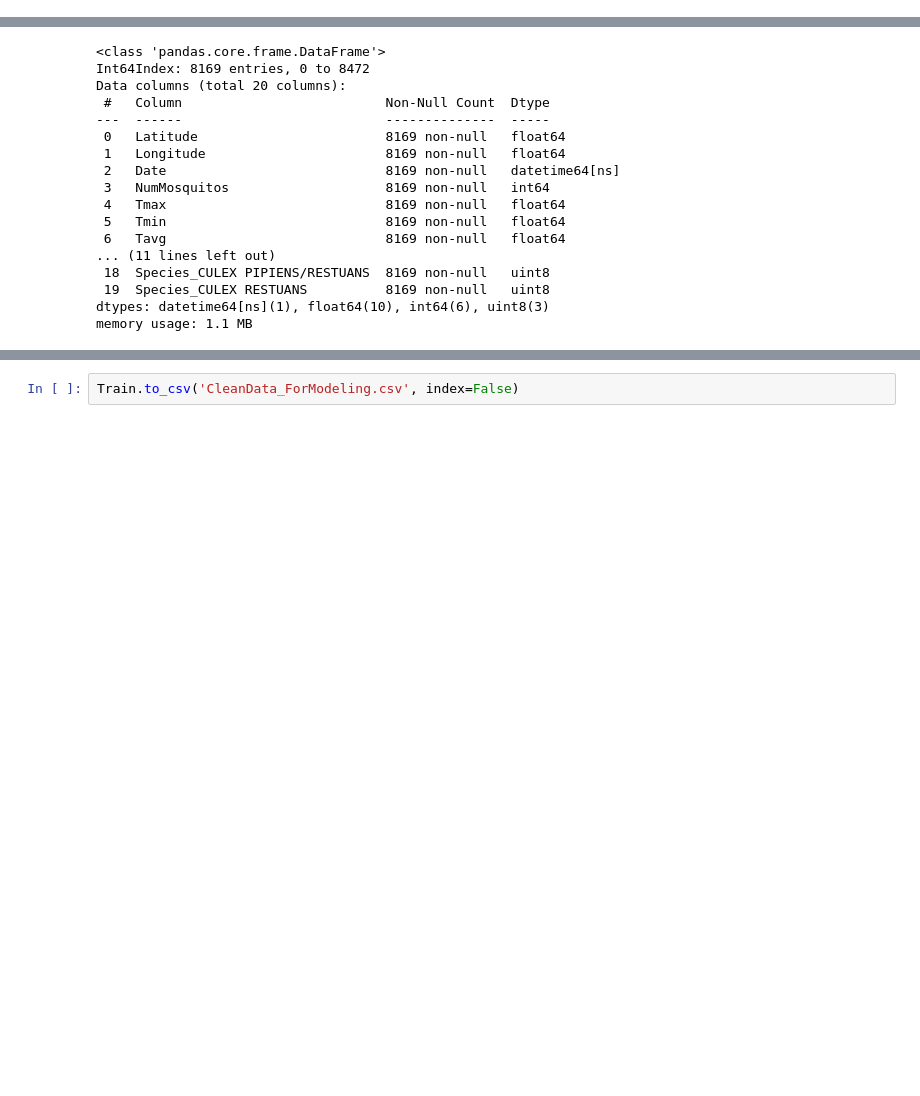
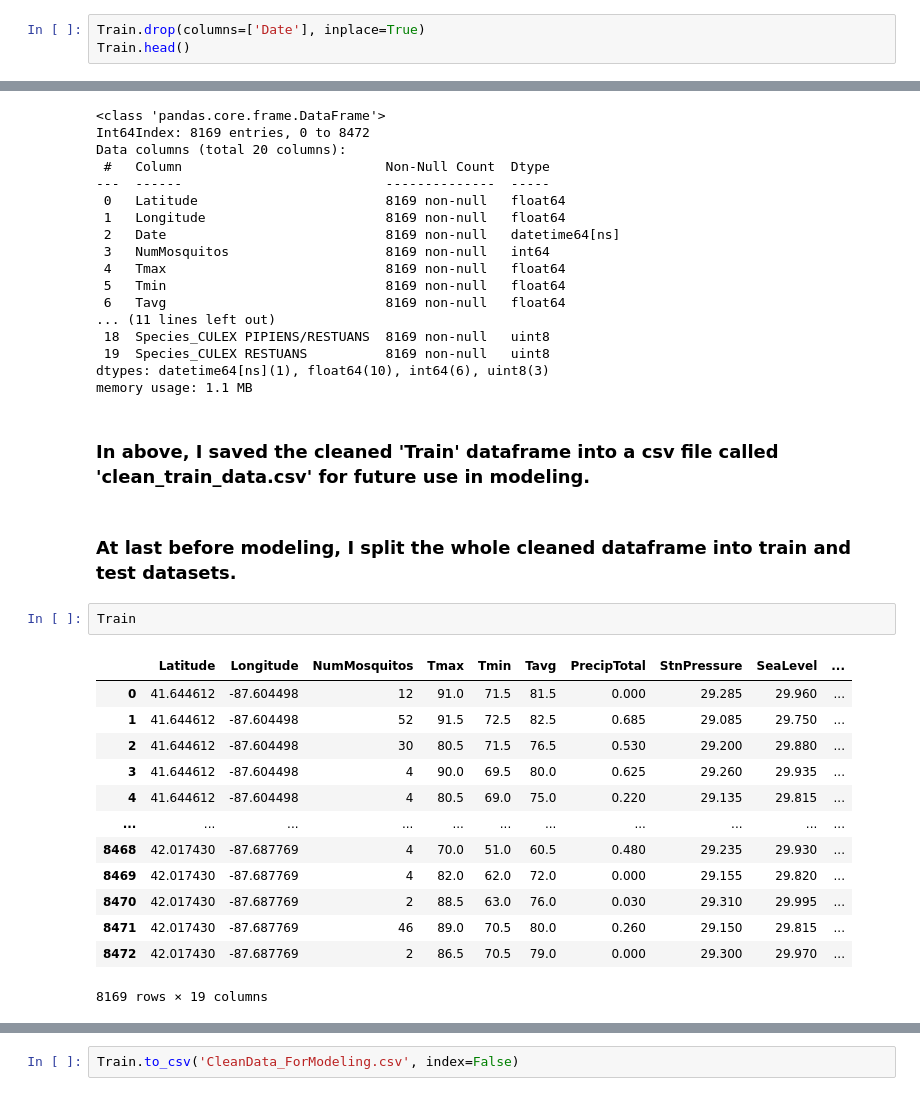
Before and after one commit to kamal-temple/Capstone2, a Jupyter notebook: CapstoneTwo_Feature-Engineering.ipynb, the cells around one changed output, grey strips where cells are left out. Drawn from its saved outputs; the diff is of its cells as text; blank space fills up the shorter version.

```diff
--- a/CapstoneTwo_Feature-Engineering.ipynb
+++ b/CapstoneTwo_Feature-Engineering.ipynb
@@ -336,3 +336,6 @@ Train.head()
 | 2 | 41.644612 | -87.604498 | 2007-08-15 | 30 | 80.5 | 71.5 | 76.5 | 0.530 | 29.200 | ... |
 | 3 | 41.644612 | -87.604498 | 2007-08-22 | 4 | 90.0 | 69.5 | 80.0 | 0.625 | 29.260 | ... |
 | 4 | 41.644612 | -87.604498 | 2007-08-24 | 4 | 80.5 | 69.0 | 75.0 | 0.220 | 29.135 | ... |
+# %%
+Train.drop(columns=['Date'], inplace=True)
+Train.head()
@@ -358,3 +368,23 @@ Data columns (total 20 columns):
  19  Species_CULEX RESTUANS          8169 non-null   uint8
 dtypes: datetime64[ns](1), float64(10), int64(6), uint8(3)
 memory usage: 1.1 MB
+# %% [markdown]
+### In above, I saved the cleaned 'Train' dataframe into a csv file called 'clean_train_data.csv' for future use in modeling.
+# %% [markdown]
+### At last before modeling, I split the whole cleaned dataframe into train and test datasets.
+# %%
+Train
+# %% [output]
+|  | Latitude | Longitude | NumMosquitos | Tmax | Tmin | Tavg | PrecipTotal | StnPressure | SeaLevel | ... |
+| 0 | 41.644612 | -87.604498 | 12 | 91.0 | 71.5 | 81.5 | 0.000 | 29.285 | 29.960 | ... |
+| 1 | 41.644612 | -87.604498 | 52 | 91.5 | 72.5 | 82.5 | 0.685 | 29.085 | 29.750 | ... |
+| 2 | 41.644612 | -87.604498 | 30 | 80.5 | 71.5 | 76.5 | 0.530 | 29.200 | 29.880 | ... |
+| 3 | 41.644612 | -87.604498 | 4 | 90.0 | 69.5 | 80.0 | 0.625 | 29.260 | 29.935 | ... |
+| 4 | 41.644612 | -87.604498 | 4 | 80.5 | 69.0 | 75.0 | 0.220 | 29.135 | 29.815 | ... |
+| ... | ... | ... | ... | ... | ... | ... | ... | ... | ... | ... |
+| 8468 | 42.017430 | -87.687769 | 4 | 70.0 | 51.0 | 60.5 | 0.480 | 29.235 | 29.930 | ... |
+| 8469 | 42.017430 | -87.687769 | 4 | 82.0 | 62.0 | 72.0 | 0.000 | 29.155 | 29.820 | ... |
+| 8470 | 42.017430 | -87.687769 | 2 | 88.5 | 63.0 | 76.0 | 0.030 | 29.310 | 29.995 | ... |
+| 8471 | 42.017430 | -87.687769 | 46 | 89.0 | 70.5 | 80.0 | 0.260 | 29.150 | 29.815 | ... |
+| 8472 | 42.017430 | -87.687769 | 2 | 86.5 | 70.5 | 79.0 | 0.000 | 29.300 | 29.970 | ... |
+8169 rows × 19 columns
```
Also changed, not shown: parts of 13 cells of this notebook.
